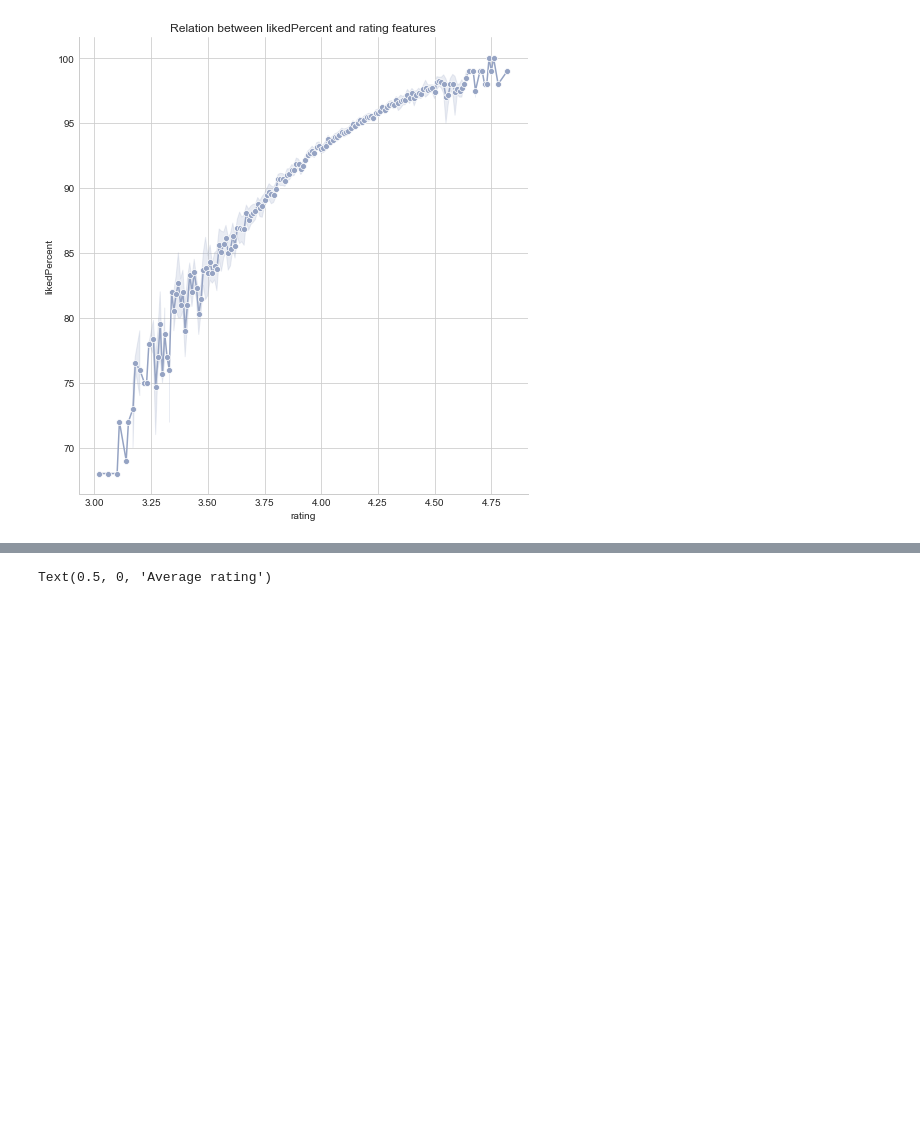
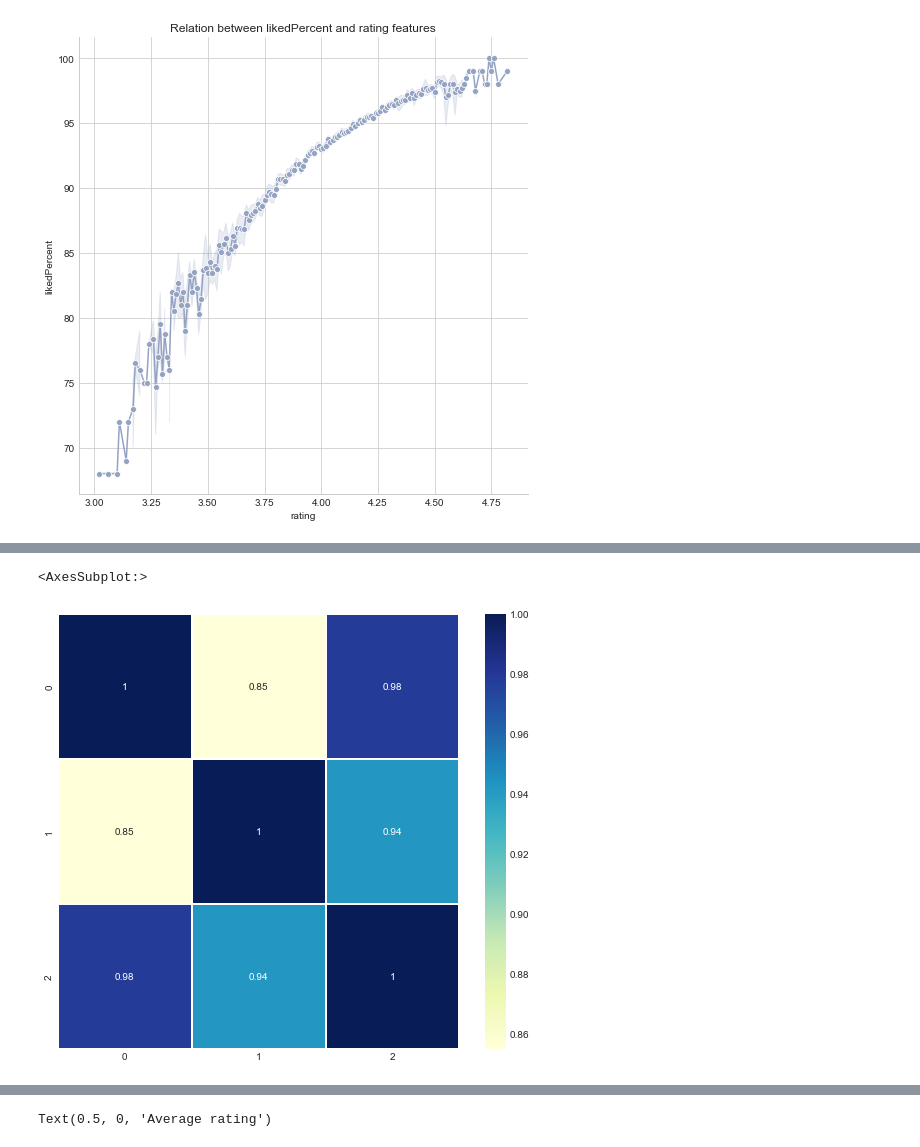
Before and after one commit to alexisflipo/3b, a Jupyter notebook: app/ml/clean_book_recommendation_system.ipynb, the cells around one changed output, grey strips where cells are left out. Saved outputs shown, nothing was run; the diff lists cells and outputs as text; code cells hidden in the pictures; blank space fills up the shorter version.

```diff
--- a/app/ml/clean_book_recommendation_system.ipynb
+++ b/app/ml/clean_book_recommendation_system.ipynb
@@ -450,3 +431,8 @@ ax = sns.relplot(data=only_english_books,
                  marker='o', kind="line").set(title='Relation between likedPercent and rating features')
 # %% [output]
 [figure]
+# %%
+from sklearn.preprocessing import PolynomialFeatures
+poly_feats = only_english_books
+polynomial_features= PolynomialFeatures(degree=2, include_bias=False, interaction_only=True)
+x_poly = polynomial_features.fit_transform(only_english_books[['rating','likedPercent']])
@@ -452,0 +449,8 @@ ax = sns.relplot(data=only_english_books,
+# %%
+x_poly = pd.DataFrame(x_poly)
+corrmat = x_poly.corr()
+f, ax = plt.subplots(figsize =(9, 8))
+sns.heatmap(corrmat, ax = ax, cmap ="YlGnBu", linewidths = 0.1, annot=True)
+# %% [output]
+<AxesSubplot:>
+[figure, added]
```
Also changed, not shown: parts of 72 cells of this notebook, 2 other files.
